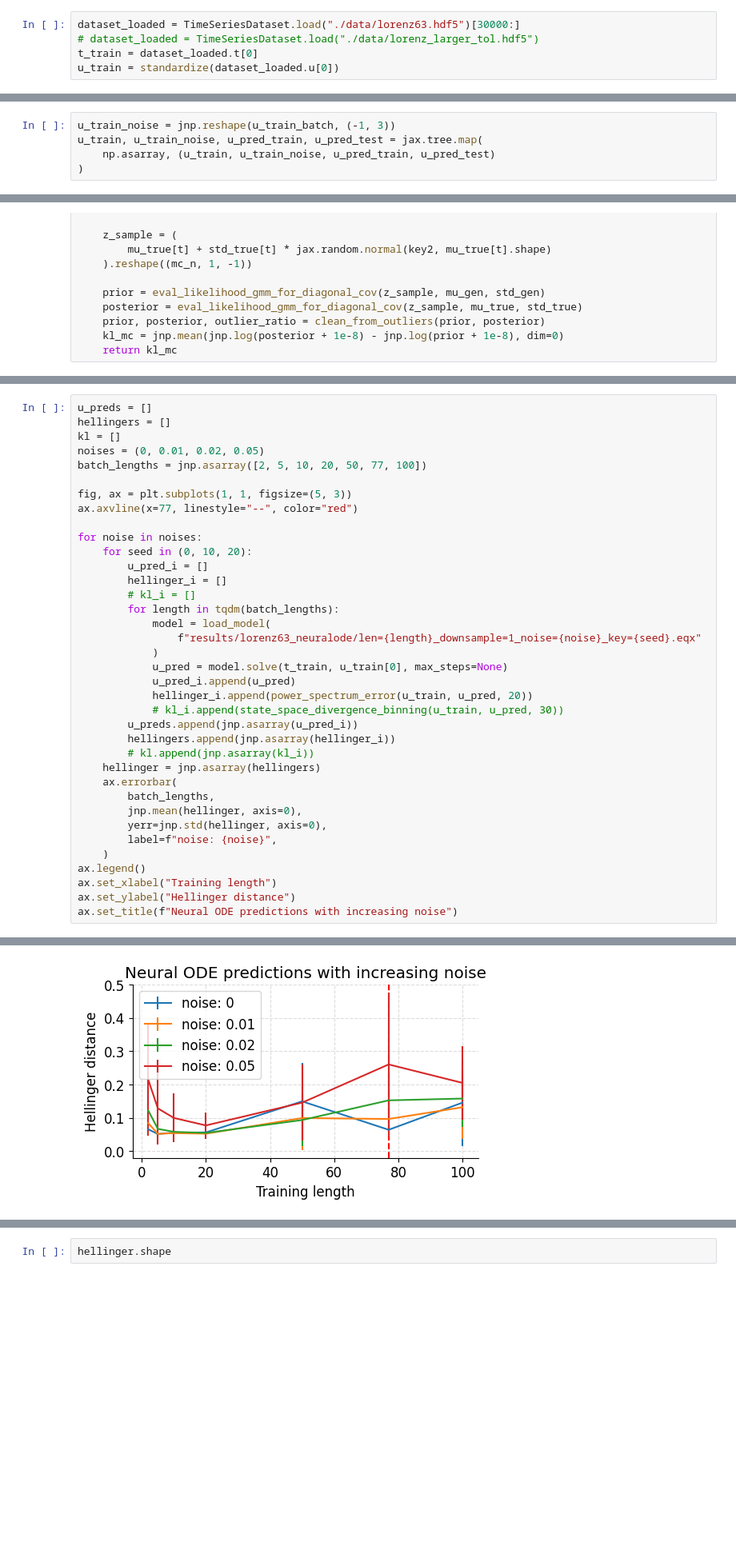
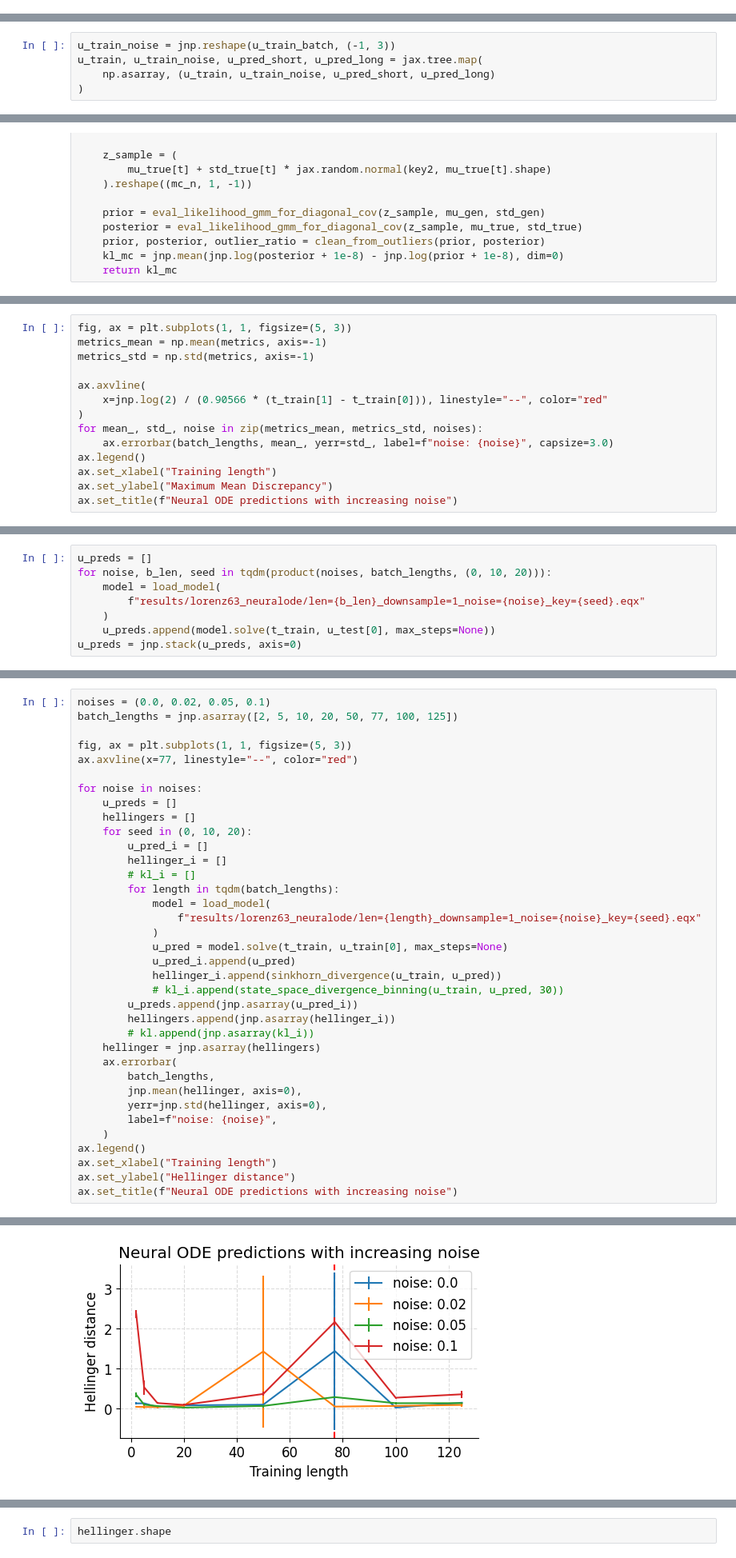
Before and after one commit to Jhko725/sandbox, a Jupyter notebook: model_evaluation.ipynb, the cells around one changed output, grey strips where cells are left out. Shown at 80% size. Cells and saved outputs as stored; diff of their text form; blank space fills up the shorter version.

Commit message:
Model evaluation part brushed up

```diff
--- a/model_evaluation.ipynb
+++ b/model_evaluation.ipynb
@@ -20,8 +30,3 @@ from matplotlib_utils.plots import colored_scatterplot
 
 plt.style.use("matplotlib_utils.styles.dash_gridded")
 jax.config.update("jax_enable_x64", True)
-# %%
-dataset_loaded = TimeSeriesDataset.load("./data/lorenz63.hdf5")[30000:]
-# dataset_loaded = TimeSeriesDataset.load("./data/lorenz_larger_tol.hdf5")
-t_train = dataset_loaded.t[0]
-u_train = standardize(dataset_loaded.u[0])
@@ -66,7 +68,7 @@ u_train_batch.shape
 # %%
 u_train_noise = jnp.reshape(u_train_batch, (-1, 3))
-u_train, u_train_noise, u_pred_train, u_pred_test = jax.tree.map(
-    np.asarray, (u_train, u_train_noise, u_pred_train, u_pred_test)
+u_train, u_train_noise, u_pred_short, u_pred_long = jax.tree.map(
+    np.asarray, (u_train, u_train_noise, u_pred_short, u_pred_long)
 )
 # %%
 fig, axes = plt.subplots(
@@ -291,0 +340,14 @@ def state_space_divergence_gmm(X_gen, X_true, scaling=1.0, max_used=10000):
+# %%
+fig, ax = plt.subplots(1, 1, figsize=(5, 3))
+metrics_mean = np.mean(metrics, axis=-1)
+metrics_std = np.std(metrics, axis=-1)
+
+ax.axvline(
+    x=jnp.log(2) / (0.90566 * (t_train[1] - t_train[0])), linestyle="--", color="red"
+)
+for mean_, std_, noise in zip(metrics_mean, metrics_std, noises):
+    ax.errorbar(batch_lengths, mean_, yerr=std_, label=f"noise: {noise}", capsize=3.0)
+ax.legend()
+ax.set_xlabel("Training length")
+ax.set_ylabel("Maximum Mean Discrepancy")
+ax.set_title(f"Neural ODE predictions with increasing noise")
@@ -291,0 +357,8 @@ def state_space_divergence_gmm(X_gen, X_true, scaling=1.0, max_used=10000):
+# %%
+u_preds = []
+for noise, b_len, seed in tqdm(product(noises, batch_lengths, (0, 10, 20))):
+    model = load_model(
+        f"results/lorenz63_neuralode/len={b_len}_downsample=1_noise={noise}_key={seed}.eqx"
+    )
+    u_preds.append(model.solve(t_train, u_test[0], max_steps=None))
+u_preds = jnp.stack(u_preds, axis=0)
@@ -292,40 +409,39 @@ def state_space_divergence_gmm(X_gen, X_true, scaling=1.0, max_used=10000):
 # %%
-u_preds = []
-hellingers = []
-kl = []
-noises = (0, 0.01, 0.02, 0.05)
-batch_lengths = jnp.asarray([2, 5, 10, 20, 50, 77, 100])
+noises = (0.0, 0.02, 0.05, 0.1)
+batch_lengths = jnp.asarray([2, 5, 10, 20, 50, 77, 100, 125])
 
 fig, ax = plt.subplots(1, 1, figsize=(5, 3))
 ax.axvline(x=77, linestyle="--", color="red")
 
 for noise in noises:
+    u_preds = []
+    hellingers = []
     for seed in (0, 10, 20):
         u_pred_i = []
         hellinger_i = []
         # kl_i = []
         for length in tqdm(batch_lengths):
             model = load_model(
                 f"results/lorenz63_neuralode/len={length}_downsample=1_noise={noise}_key={seed}.eqx"
             )
             u_pred = model.solve(t_train, u_train[0], max_steps=None)
             u_pred_i.append(u_pred)
-            hellinger_i.append(power_spectrum_error(u_train, u_pred, 20))
+            hellinger_i.append(sinkhorn_divergence(u_train, u_pred))
             # kl_i.append(state_space_divergence_binning(u_train, u_pred, 30))
         u_preds.append(jnp.asarray(u_pred_i))
         hellingers.append(jnp.asarray(hellinger_i))
         # kl.append(jnp.asarray(kl_i))
     hellinger = jnp.asarray(hellingers)
     ax.errorbar(
         batch_lengths,
         jnp.mean(hellinger, axis=0),
         yerr=jnp.std(hellinger, axis=0),
         label=f"noise: {noise}",
     )
 ax.legend()
 ax.set_xlabel("Training length")
 ax.set_ylabel("Hellinger distance")
 ax.set_title(f"Neural ODE predictions with increasing noise")
 # %% [output]
 Text(0.5, 1.0, 'Neural ODE predictions with increasing noise')
-[figure, old version]
+[figure, new version]
```
Also changed, not shown: parts of 19 cells of this notebook, 20 other files.
